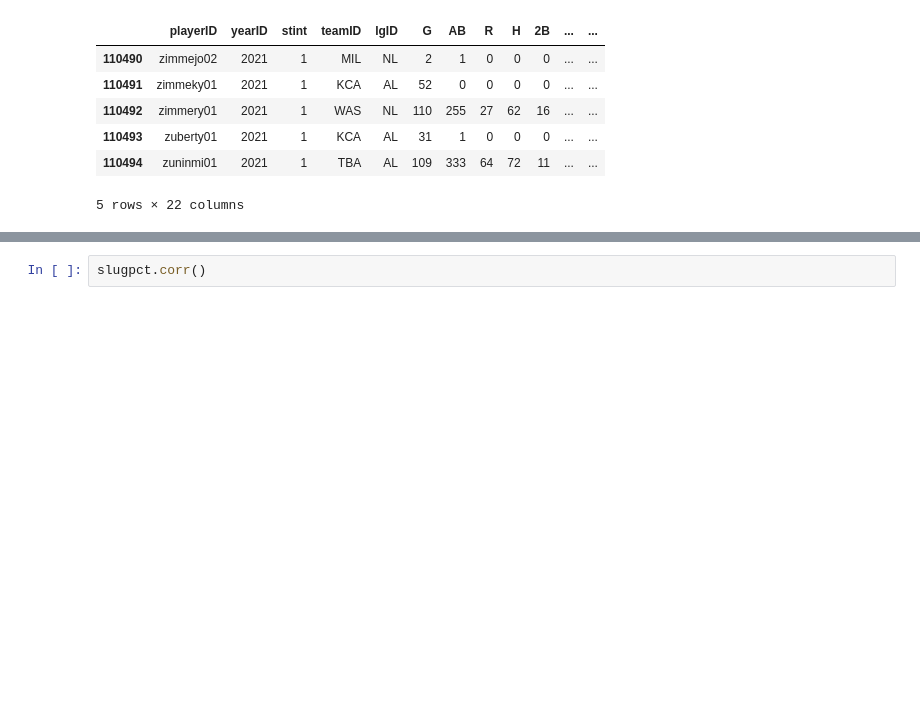
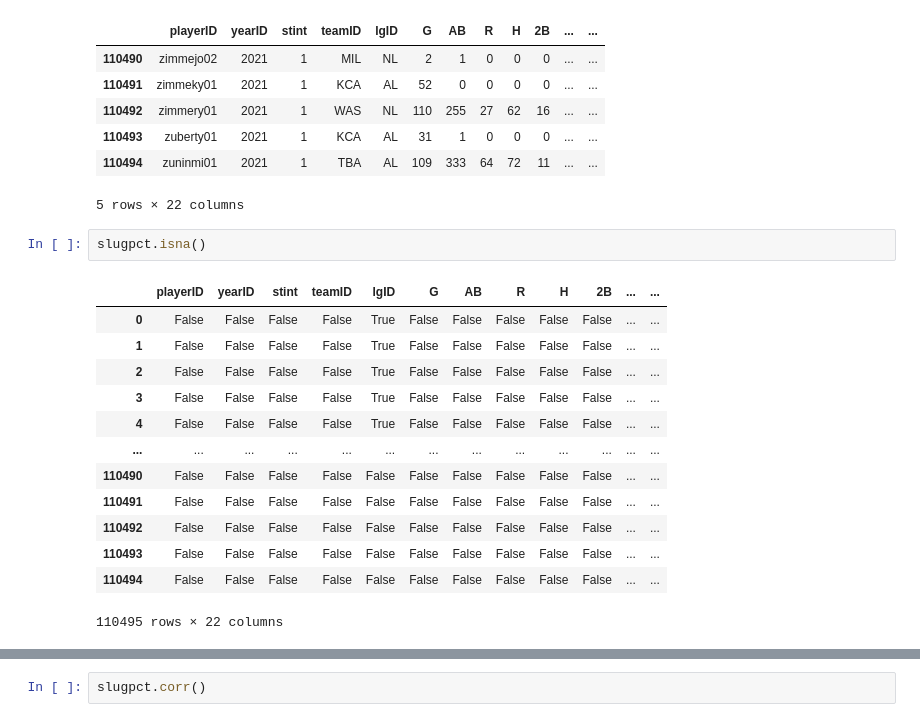
Before and after one commit to matthewjchin/baseballstats, a Jupyter notebook: SluggingDS.ipynb, the cells around one changed output, grey strips where cells are left out. Drawn from its saved outputs; the diff is of its cells as text; blank space fills up the shorter version.

```diff
--- a/SluggingDS.ipynb
+++ b/SluggingDS.ipynb
@@ -64,3 +64,19 @@ slugpct.tail()
 | 110493 | zuberty01 | 2021 | 1 | KCA | AL | 31 | 1 | 0 | 0 | 0 | ... | ... |
 | 110494 | zuninmi01 | 2021 | 1 | TBA | AL | 109 | 333 | 64 | 72 | 11 | ... | ... |
 5 rows × 22 columns
+# %%
+slugpct.isna()
+# %% [output]
+|  | playerID | yearID | stint | teamID | lgID | G | AB | R | H | 2B | ... | ... |
+| 0 | False | False | False | False | True | False | False | False | False | False | ... | ... |
+| 1 | False | False | False | False | True | False | False | False | False | False | ... | ... |
+| 2 | False | False | False | False | True | False | False | False | False | False | ... | ... |
+| 3 | False | False | False | False | True | False | False | False | False | False | ... | ... |
+| 4 | False | False | False | False | True | False | False | False | False | False | ... | ... |
+| ... | ... | ... | ... | ... | ... | ... | ... | ... | ... | ... | ... | ... |
+| 110490 | False | False | False | False | False | False | False | False | False | False | ... | ... |
+| 110491 | False | False | False | False | False | False | False | False | False | False | ... | ... |
+| 110492 | False | False | False | False | False | False | False | False | False | False | ... | ... |
+| 110493 | False | False | False | False | False | False | False | False | False | False | ... | ... |
+| 110494 | False | False | False | False | False | False | False | False | False | False | ... | ... |
+110495 rows × 22 columns
```
Also changed, not shown: parts of 7 cells of this notebook.
